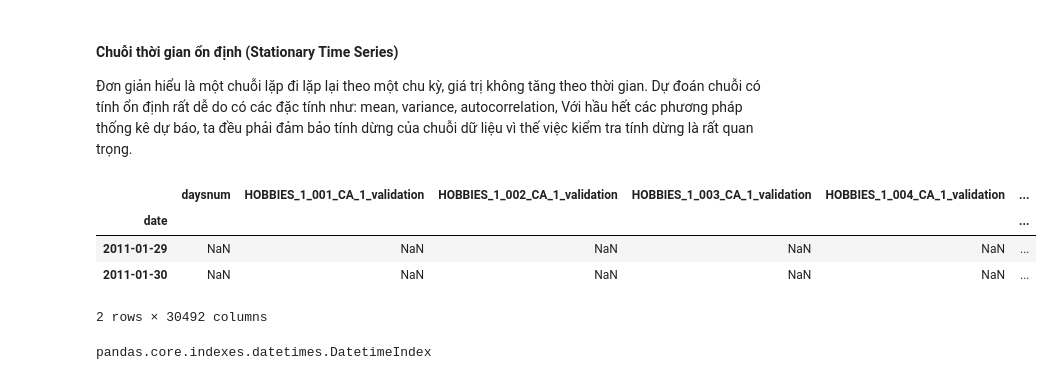
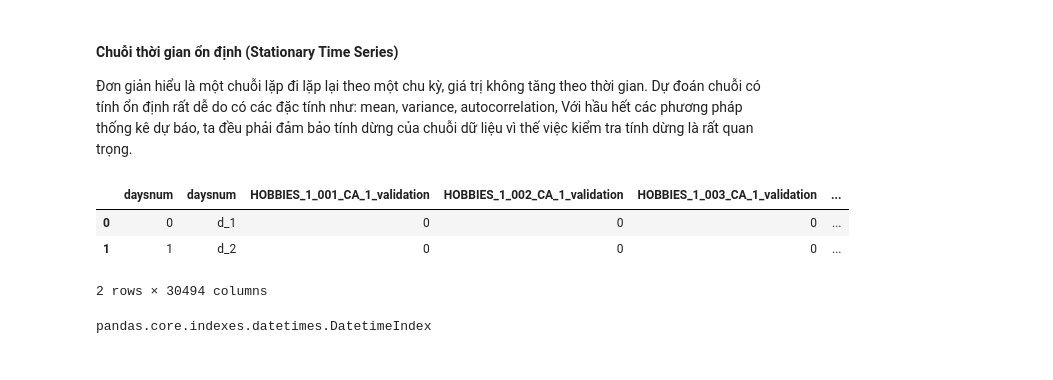
Before and after one commit to khanh22mse23057/python4engineer-assignments, a Jupyter notebook: Assignments1_M5_Forecasting.ipynb, the cells around one changed output. Cells and saved outputs as stored; diff of their text form; code cells hidden in the pictures.

```diff
--- a/Assignments1_M5_Forecasting.ipynb
+++ b/Assignments1_M5_Forecasting.ipynb
@@ -1107,22 +1126,19 @@ train_sales_cal_df = train_sales_df.set_index('id')[d_cols].T.merge(calendar_df.
                                                                     validate="1:1")
 train_sales_cal_df['avg_sales'] = train_sales_cal_df.mean(axis=1)
 # %%
-
-
 # train_sales_cal_df = train_sales_cal_df[['total_sales']]
 # train_sales_cal_df = train_sales_cal_df.reset_index()
 # train_sales_cal_df = train_sales_cal_df.set_index('date')
 
 train_sales_cal_df = train_sales_cal_df.reset_index()
 train_sales_cal_df.rename(columns={'index': 'daysnum'}, inplace=True)
-train_sales_cal_df = train_sales_cal_df.set_index('date').asfreq('d')
+train_sales_cal_df.set_index('date').asfreq('d')
 train_sales_cal_df.head(2)
 # %% [output]
-|  | daysnum | HOBBIES_1_001_CA_1_validation | HOBBIES_1_002_CA_1_validation | HOBBIES_1_003_CA_1_validation | HOBBIES_1_004_CA_1_validation | ... |
-| date |  |  |  |  |  | ... |
-| 2011-01-29 | NaN | NaN | NaN | NaN | NaN | ... |
-| 2011-01-30 | NaN | NaN | NaN | NaN | NaN | ... |
+|  | daysnum | daysnum | HOBBIES_1_001_CA_1_validation | HOBBIES_1_002_CA_1_validation | HOBBIES_1_003_CA_1_validation | ... |
+| 0 | 0 | d_1 | 0 | 0 | 0 | ... |
+| 1 | 1 | d_2 | 0 | 0 | 0 | ... |
-2 rows × 30492 columns
+2 rows × 30494 columns
 # %%
 train_sales_cal_df.index = pd.to_datetime(train_sales_cal_df.index)
 type(train_sales_cal_df.index)
```
Also changed, not shown: parts of 8 cells of this notebook.
